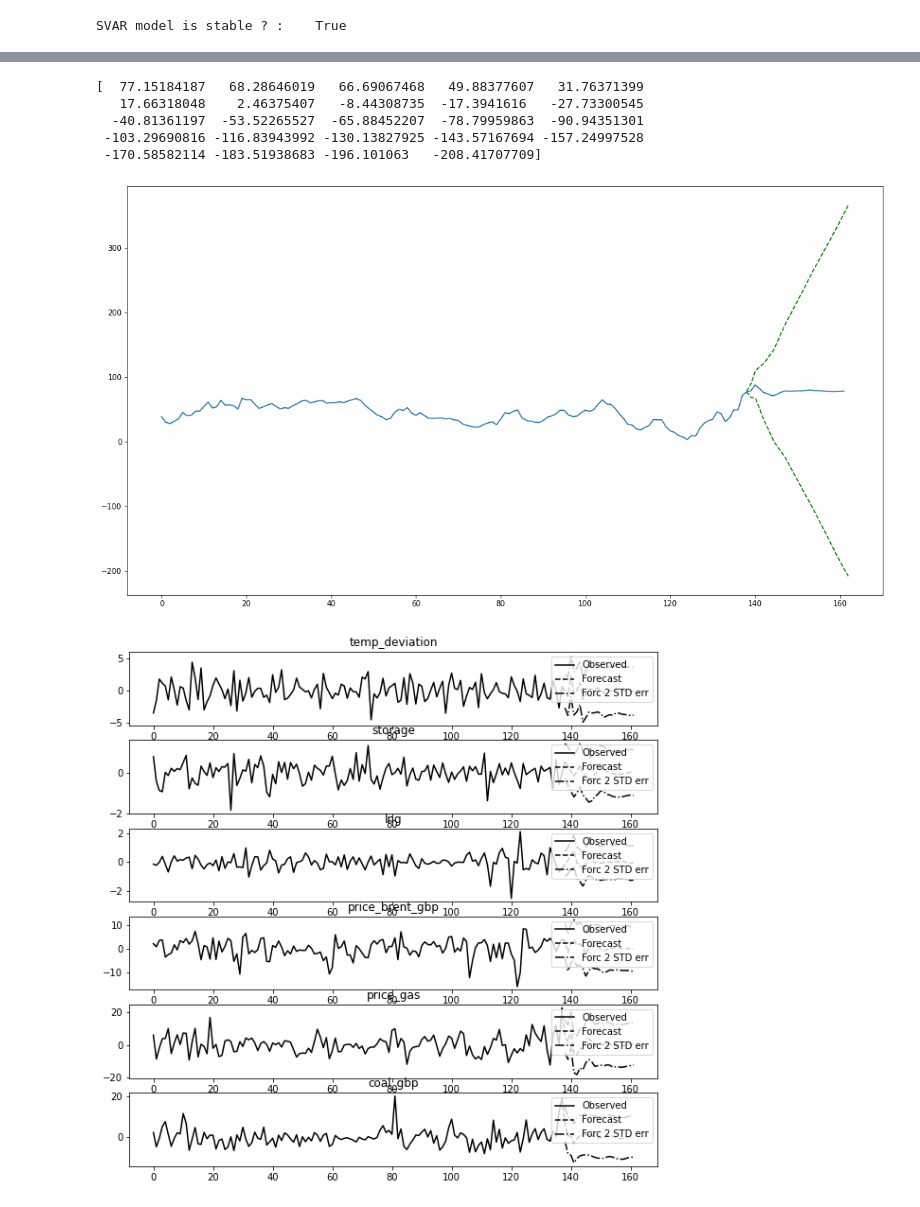
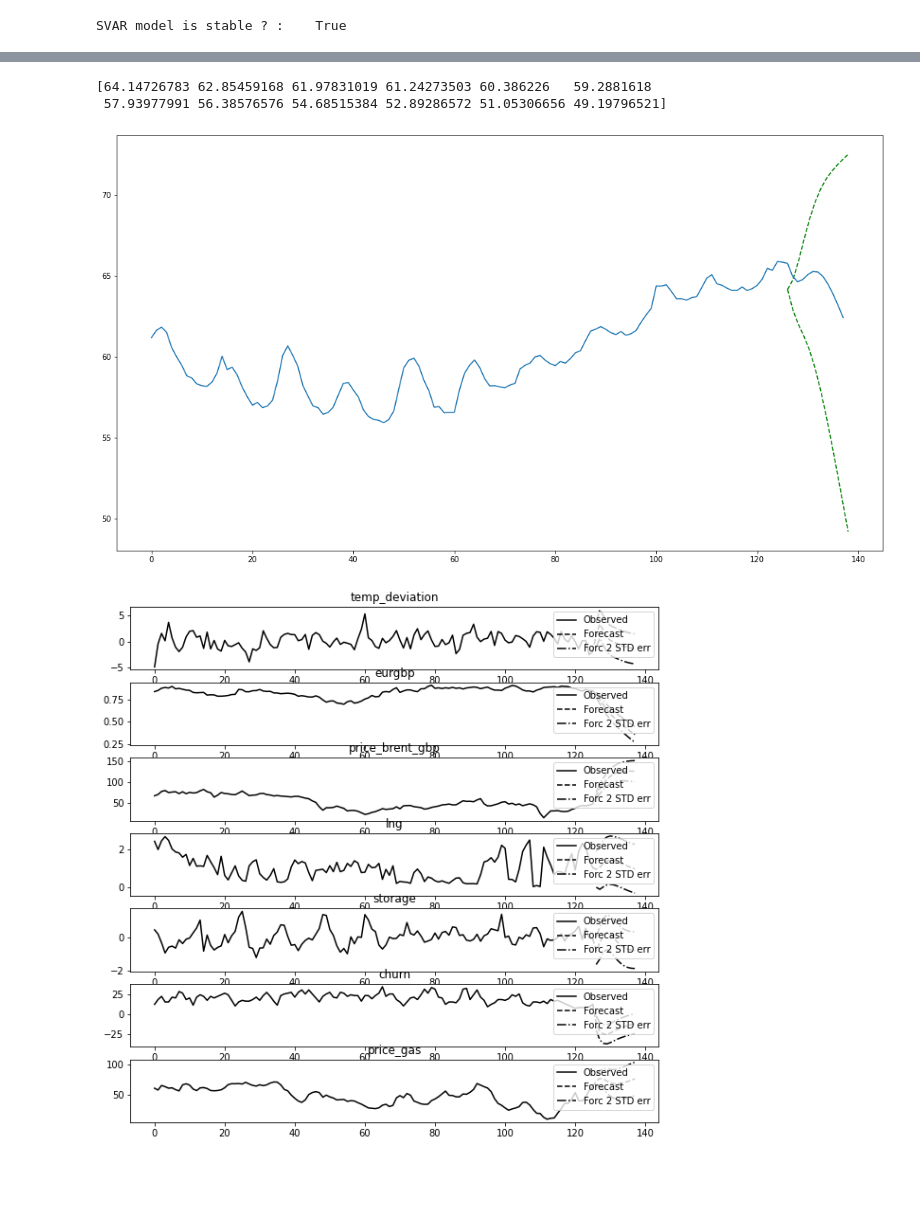
Before and after one commit to lruffie/GasPriceDecomp, a Jupyter notebook: VAR_monthly.ipynb, the cells around one changed output, grey strips where cells are left out. Saved outputs shown, nothing was run; the diff lists cells and outputs as text; code cells hidden in the pictures; blank space fills up the shorter version.

```diff
--- a/VAR_monthly.ipynb
+++ b/VAR_monthly.ipynb
@@ -39,6 +40,7 @@ print(df)
 # %%
 #Vector:
 dprice_gas=df.price_gas
+dprice_gas_avg=df.price_gas_avg
 dprice_brent_gbp=df.price_brent_gbp
 dOI=df.open_interest_gas
 dtemp=df.temperature
@@ -51,9 +53,10 @@ dEUR=df.eurgbp
 dUSD=df.gbpusd
 dcoal=df.coal_gbp
 dchurn=df.churn
+drange=df.price_range
 
 time= df.months
-DataSeries=[dtempdev, dstore, dlng, dprice_brent_gbp, dprice_gas, dcoal]
+DataSeries=[dtempdev, dEUR, dprice_brent_gbp, dlng, dstore, dchurn, dprice]
 #DataSeries=[dprice_gas,dsupply, dlng, dstore, dtemp, dtempdev]
 
 #DataSeries=[dprice_gas,dprice_brent_gbp,dOI,dstore,dlng,dtemp,dsupply,dEUAs,dchurn,dtempdev,dEUR,dUSD,dcoal]
@@ -473,15 +478,22 @@ OTHER MODELS
 # %%
 from statsmodels.tsa.api import SVAR
 
-lag_order =6
+lag_order = 2
 
 #A = np.asarray([[0, 0, 0],['E', 0, 0],[0, 'E', 0]])
 #B = np.asarray([['E', 0, 0], [0, 'E', 0], [0, 0, 'E']])
 
-A = np.asarray([[1, 0, 0, 0, 0, 0], ['E', 1, 0, 0, 'E', 0],['E', 0, 1, 0, 'E', 0],[0, 0, 0, 1, 'E', 0],['E', 'E', 'E', 'E', 1, 'E'],['E', 0, 0, 0, 'E', 1]])
-B = np.asarray([['E', 0, 0, 0, 0, 0], [0, 'E', 0, 0, 0, 0],[0, 0, 'E', 0, 0, 0],[0, 0, 0, 'E', 0, 0],[0, 0, 0, 0, 'E', 0],[0, 0, 0, 0, 0, 'E']])
+#A = np.asarray([[1, 0, 0, 0, 0], ['E', 1, 0, 0, 'E'],['E', 0, 1, 0, 'E'],[0, 0, 'E', 1, 'E'],['E', 'E', 'E', 'E', 1]])
+#A = np.asarray([['E', 0, 0, 0, 0], ['E', 'E', 'E', 'E', 'E'],['E', 'E', 'E', 0, 0],[0, 0, 0, 'E', 0],['E', 'E', 'E', 'E', 'E']])
+#A = np.asarray([['E',0,0,0,0,0,0], [0,'E','E',0,0,0,0],[0,'E','E',0,0,0,0],['E',0,0,'E','E',0,'E'],['E',0,'E','E','E',0,'E'],['E','E','E','E','E','E','E'],['E','E','E','E','E',0,'E']])
+#A = np.asarray([['E', 0, 0, 0, 0, 0, 0], [0, 'E', 0, 0, 0, 0, 0],[0, 0, 'E', 0, 0, 0, 0],[0, 0, 0, 'E', 0, 0, 'E'],[0, 0, 0, 0, 'E', 0, 'E'],['E', 'E', 'E', 'E', 'E', 'E', 'E'],['E', 'E', 'E', 'E', 'E', 0, 'E']])
+#A = np.asarray([['E', 0, 0, 0, 0, 0, 0], [0, 'E', 0, 0, 0, 0, 0],[0, 0, 'E', 0, 0, 0, 0],[0, 0, 0, 'E', 0, 0, 0],[0, 0, 0, 0, 'E', 0, 0],[0, 0, 0, 0, 0, 'E', 0],[0, 0, 'E', 0, 0, 0, 'E']])
+A = np.asarray([['E', 0, 0, 0, 0, 0, 0], ['E', 'E', 0, 0, 0, 0, 0],['E', 'E', 'E', 0, 0, 0, 0],['E', 'E', 'E', 'E', 0, 0, 0],['E', 'E', 'E', 'E', 'E', 0, 0],['E', 'E', 'E', 'E', 'E', 'E', 0],['E', 'E', 'E', 'E', 'E', 'E', 'E']])
 
-StructModel = SVAR(df_corr,svar_type='AB',A=A, B=B)
+
+StructModel = SVAR(df_corr,svar_type='A', A=A)
+
+#dtempdev, dstore, dlng, dprice_brent_gbp, drange
 
 ResSVAR = StructModel.fit(maxlags=lag_order, maxiter=10000, maxfun=10000, solver='bfgs')
 # %%
@@ -566,7 +587,7 @@ ResSVAR.exog = None
 ResSVAR.coefs_exog = np.array(0)
 ResSVAR.trend = "n"
 
-steps = 24
+steps = 12
 ForecastSVAR = ResSVAR.forecast(y,steps)
 
 print(ForecastSVAR)
@@ -574,9 +595,9 @@ ForecastPriceGas = ForecastSVAR[:,4]
 
 serie=yarray[:,4]
 print(serie.size)
-len=serie.size
-xserie = np.linspace(0,len-1,len)
-xforecast = np.linspace(len,len+steps,steps)
+length=serie.size
+xserie = np.linspace(0,length-1,length)
+xforecast = np.linspace(length,length+steps,steps)
 
 print(xserie.size)
 print(xforecast.size)
@@ -617,7 +638,7 @@ PriceReal = np.linspace(0,length_set,length_set)
 PriceReal[0] = dprice_gas.values[0]
 
 for i in range(1,length_set):
-    PriceReal[i] = diff_total[i] + PriceReal[i-1]
+    PriceReal[i] = diff_total[i-1] + PriceReal[i-1]
 
 print(PriceReal)
 forecasted = PriceReal[-steps:]
@@ -650,7 +671,7 @@ plt.show()
 ForecastIntSVAR = ResSVAR.forecast_interval(y,steps)
 print(ForecastIntSVAR)
 
-# diff
+# differenciated
 UpBandDiff = ForecastIntSVAR[2][:,4]
 LowBandDiff = ForecastIntSVAR[1][:,4]
 MidDiff = ForecastIntSVAR[0][:,4]
@@ -662,7 +683,7 @@ plt.plot(xforecast,MidDiff,color="blue")
 plt.show()
 
 
-# int
+# integrated
 last_val = dprice_gas.values[-1]
 
 UpBand = UpBandDiff
@@ -676,7 +697,7 @@ for i in range(1,steps):
     LowBand[i] = LowBand[i-1] + LowBandDiff[i]
 
 print(LowBand)
-xforecast = np.linspace(len,len+steps,steps)
+xforecast = np.linspace(length,length+steps,steps)
 
 plt.figure(figsize=(18, 10))
 plt.plot(xforecast,UpBand, color ="green",linestyle='dashed')
@@ -709,7 +730,4 @@ ResSVAR.plot_forecast(steps)
-[  77.15184187   68.28646019   66.69067468   49.88377607   31.76371399
-   17.66318048    2.46375407   -8.44308735  -17.3941616   -27.73300545
-  -40.81361197  -53.52265527  -65.88452207  -78.79959863  -90.94351301
- -103.29690816 -116.83943992 -130.13827925 -143.57167694 -157.24997528
- -170.58582114 -183.51938683 -196.101063   -208.41707709]
+[64.14726783 62.85459168 61.97831019 61.24273503 60.386226   59.2881618
+ 57.93977991 56.38576576 54.68515384 52.89286572 51.05306656 49.19796521]
-[figure, old version]
+[figure, new version]
-[figure, old version]
+[figure, new version]
```
Also changed, not shown: parts of 27 cells of this notebook, 49 other files.
